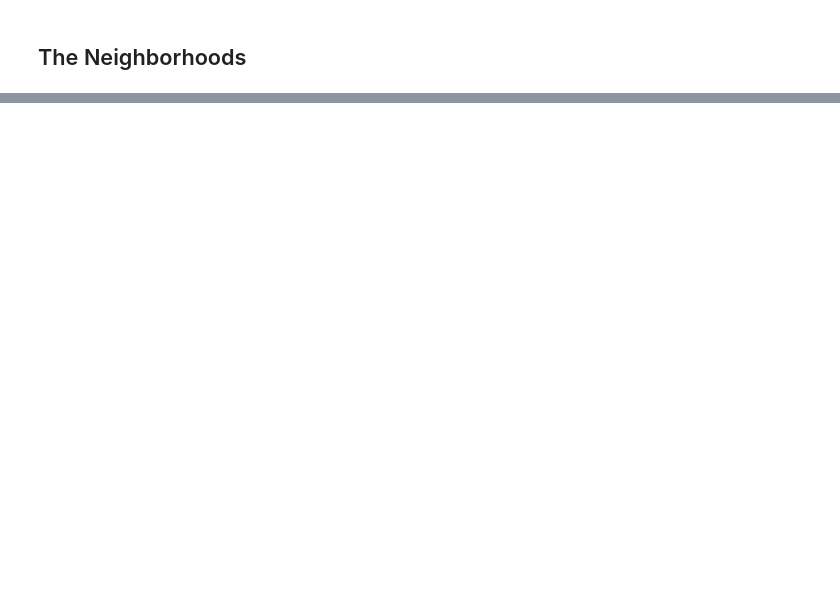
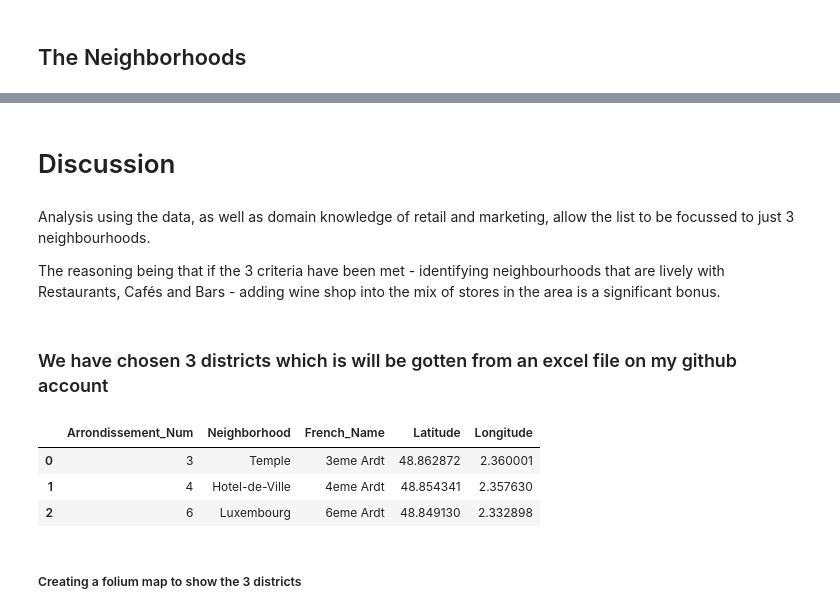
Before and after one commit to olaniyisinet/Coursera_Capstone, a Jupyter notebook: Capstone Project-Battle of Neighborhoods.ipynb, the cells around one changed output, grey strips where cells are left out. Saved outputs shown, nothing was run; the diff lists cells and outputs as text; code cells hidden in the pictures; blank space fills up the shorter version.

```diff
--- a/Capstone Project-Battle of Neighborhoods.ipynb
+++ b/Capstone Project-Battle of Neighborhoods.ipynb
@@ -664,0 +673,18 @@ plt.show()
+# %% [markdown]
+# Discussion
+# %% [markdown]
+Analysis using the data, as well as domain knowledge of retail and marketing, allow the list to be focussed to just 3 neighbourhoods.
+
+The reasoning being that if the 3 criteria have been met - identifying neighbourhoods that are lively with Restaurants, Cafés and Bars - adding wine shop into the mix of stores in the area is a significant bonus.
+# %% [markdown]
+### We have chosen 3 districts which is will be gotten from an excel file on my github account
+# %%
+chosen_districts = pd.read_csv('https://raw.githubusercontent.com/olaniyisinet/Coursera_Capstone/master/Chosen.csv')
+chosen_districts
+# %% [output]
+|  | Arrondissement_Num | Neighborhood | French_Name | Latitude | Longitude |
+| 0 | 3 | Temple | 3eme Ardt | 48.862872 | 2.360001 |
+| 1 | 4 | Hotel-de-Ville | 4eme Ardt | 48.854341 | 2.357630 |
+| 2 | 6 | Luxembourg | 6eme Ardt | 48.849130 | 2.332898 |
+# %% [markdown]
+##### Creating a folium map to show the 3 districts
```
Also changed, not shown: parts of 12 cells of this notebook.
